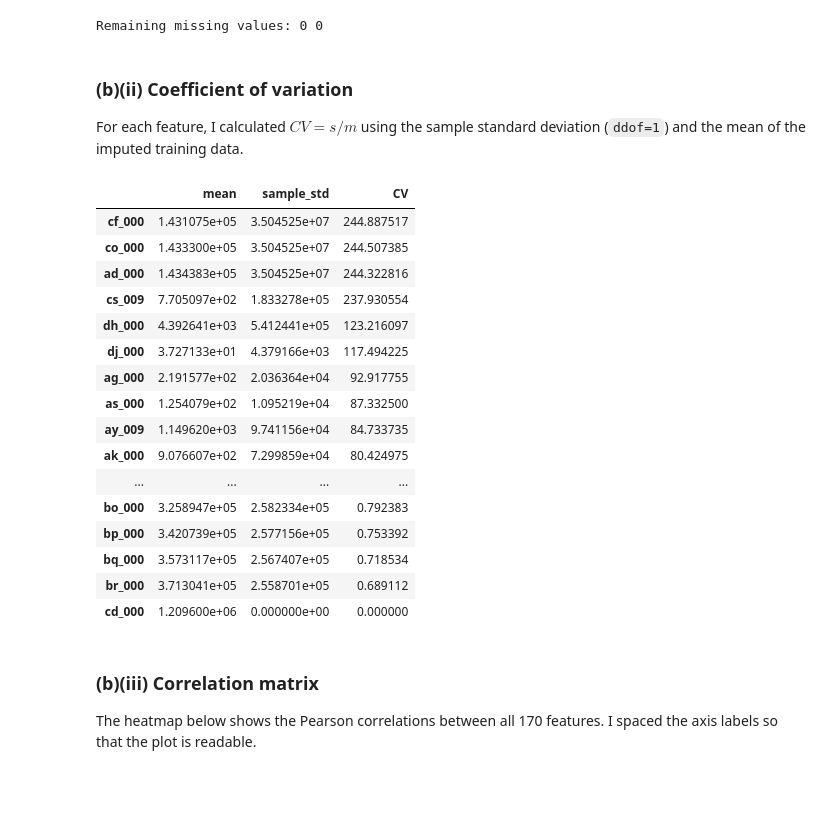
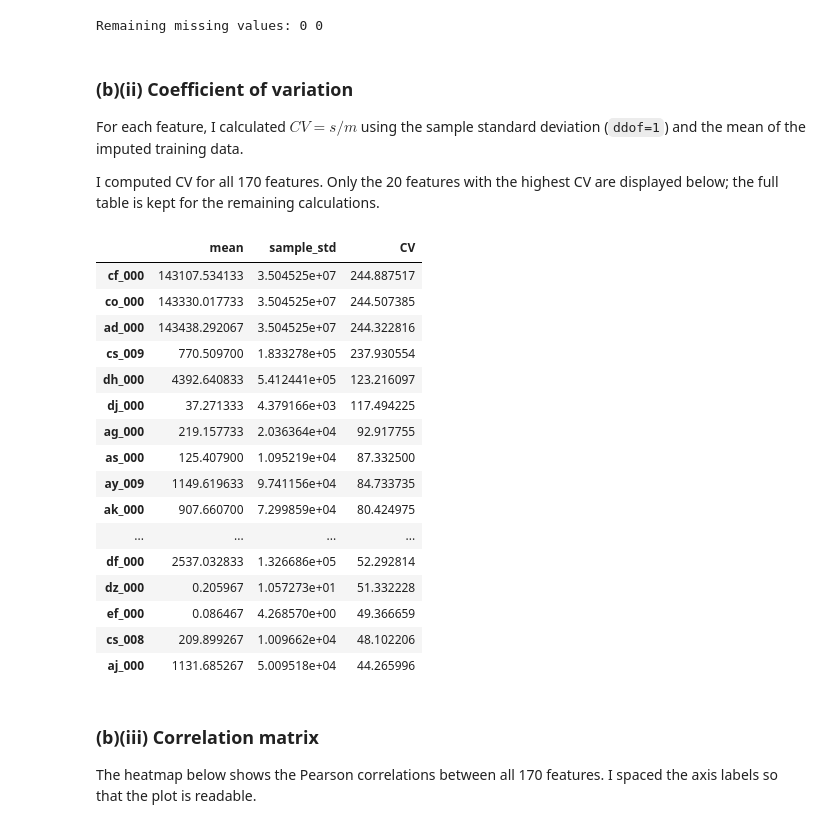
Before and after one commit to nakicool007/aps-failure-classification, a Jupyter notebook: notebook/Kumbria_Nakul_HW6.ipynb, the cells around one changed output. Cells and saved outputs as stored; diff of their text form; code cells hidden in the pictures; blank space fills up the shorter version.

```diff
--- a/notebook/Kumbria_Nakul_HW6.ipynb
+++ b/notebook/Kumbria_Nakul_HW6.ipynb
@@ -68,30 +68,32 @@ Remaining missing values: 0 0
 
 For each feature, I calculated $CV=s/m$ using the sample standard deviation
 (`ddof=1`) and the mean of the imputed training data.
+
+I computed CV for all 170 features. Only the 20 features with the highest CV
+are displayed below; the full table is kept for the remaining calculations.
 # %%
 feature_stats = pd.DataFrame({"mean": X_train.mean(), "sample_std": X_train.std(ddof=1)})
 feature_stats["CV"] = feature_stats["sample_std"] / feature_stats["mean"].replace(0, np.nan)
 feature_stats = feature_stats.sort_values("CV", ascending=False)
-with pd.option_context("display.max_rows", 170):
-    display(feature_stats.round(6))
+display(feature_stats.head(20).round(6))
 # %% [output]
 |  | mean | sample_std | CV |
-| cf_000 | 1.431075e+05 | 3.504525e+07 | 244.887517 |
-| co_000 | 1.433300e+05 | 3.504525e+07 | 244.507385 |
-| ad_000 | 1.434383e+05 | 3.504525e+07 | 244.322816 |
-| cs_009 | 7.705097e+02 | 1.833278e+05 | 237.930554 |
-| dh_000 | 4.392641e+03 | 5.412441e+05 | 123.216097 |
-| dj_000 | 3.727133e+01 | 4.379166e+03 | 117.494225 |
-| ag_000 | 2.191577e+02 | 2.036364e+04 | 92.917755 |
-| as_000 | 1.254079e+02 | 1.095219e+04 | 87.332500 |
-| ay_009 | 1.149620e+03 | 9.741156e+04 | 84.733735 |
-| ak_000 | 9.076607e+02 | 7.299859e+04 | 80.424975 |
+| cf_000 | 143107.534133 | 3.504525e+07 | 244.887517 |
+| co_000 | 143330.017733 | 3.504525e+07 | 244.507385 |
+| ad_000 | 143438.292067 | 3.504525e+07 | 244.322816 |
+| cs_009 | 770.509700 | 1.833278e+05 | 237.930554 |
+| dh_000 | 4392.640833 | 5.412441e+05 | 123.216097 |
+| dj_000 | 37.271333 | 4.379166e+03 | 117.494225 |
+| ag_000 | 219.157733 | 2.036364e+04 | 92.917755 |
+| as_000 | 125.407900 | 1.095219e+04 | 87.332500 |
+| ay_009 | 1149.619633 | 9.741156e+04 | 84.733735 |
+| ak_000 | 907.660700 | 7.299859e+04 | 80.424975 |
 | ... | ... | ... | ... |
-| bo_000 | 3.258947e+05 | 2.582334e+05 | 0.792383 |
-| bp_000 | 3.420739e+05 | 2.577156e+05 | 0.753392 |
-| bq_000 | 3.573117e+05 | 2.567407e+05 | 0.718534 |
-| br_000 | 3.713041e+05 | 2.558701e+05 | 0.689112 |
-| cd_000 | 1.209600e+06 | 0.000000e+00 | 0.000000 |
+| df_000 | 2537.032833 | 1.326686e+05 | 52.292814 |
+| dz_000 | 0.205967 | 1.057273e+01 | 51.332228 |
+| ef_000 | 0.086467 | 4.268570e+00 | 49.366659 |
+| cs_008 | 209.899267 | 1.009662e+04 | 48.102206 |
+| aj_000 | 1131.685267 | 5.009518e+04 | 44.265996 |
 # %% [markdown]
 ### (b)(iii) Correlation matrix
 
```
